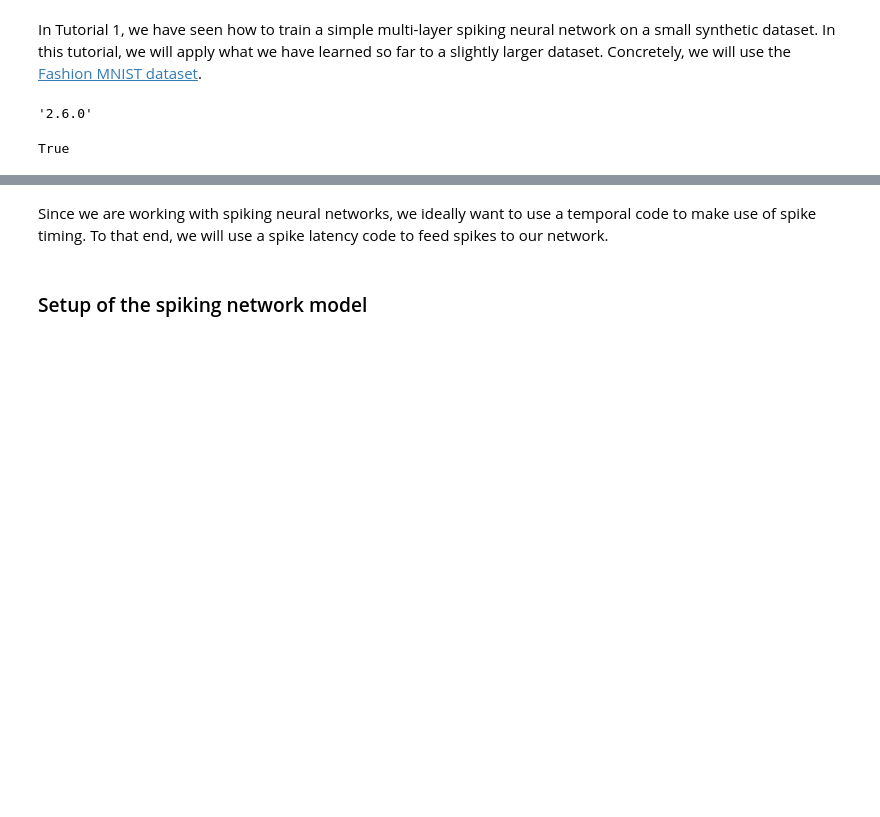
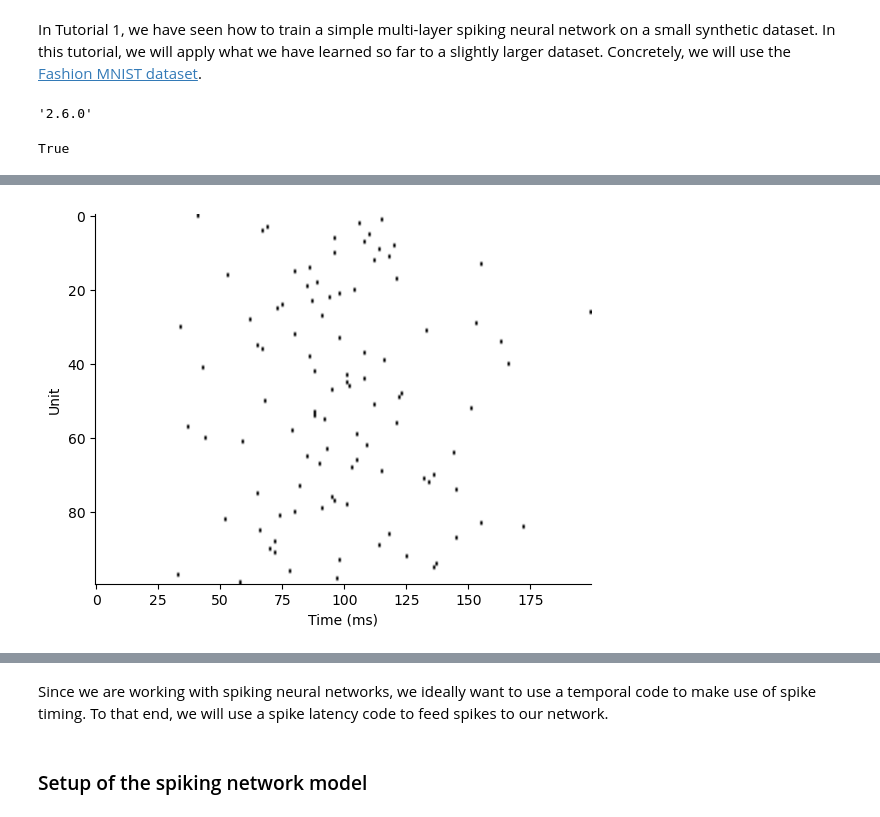
Before and after one commit to nalinir/spytorch, a Jupyter notebook: notebooks/SpyTorchTutorial2 _withRandman.ipynb, the cells around one changed output, grey strips where cells are left out. Cells and saved outputs as stored; diff of their text form; code cells hidden in the pictures; blank space fills up the shorter version.

```diff
--- a/notebooks/SpyTorchTutorial2 _withRandman.ipynb
+++ b/notebooks/SpyTorchTutorial2 _withRandman.ipynb
@@ -130,9 +130,4 @@ def make_spiking_dataset(nb_classes=10, nb_units=100, nb_steps=100, step_frac=1.
         return data, targets
 # %%
 # Create our initial spiking dataset
-data, labels = make_spiking_dataset(nb_classes=nb_outputs, nb_units=nb_inputs, nb_steps=nb_steps, dim_manifold=3, seed=42, nb_samples=nb_samples)
+data, labels = make_spiking_dataset(nb_classes=nb_outputs, nb_units=nb_inputs, nb_steps=nb_steps, dim_manifold=3, seed=42,nb_samples=int(batch_size/nb_outputs)*2)
-# %%
-for sample in data:
-    for event in sample:
-        print(event)
-        break
@@ -276,0 +253,8 @@ sns.despine()
+# %%
+data_id = 2
+plt.imshow(x_data[data_id].cpu().t(), cmap=plt.cm.gray_r, aspect="auto")
+plt.xlabel("Time (ms)")
+plt.ylabel("Unit")
+sns.despine()
+# %% [output]
+[figure, added]
```
Also changed, not shown: parts of 13 cells of this notebook, 1 other file.
